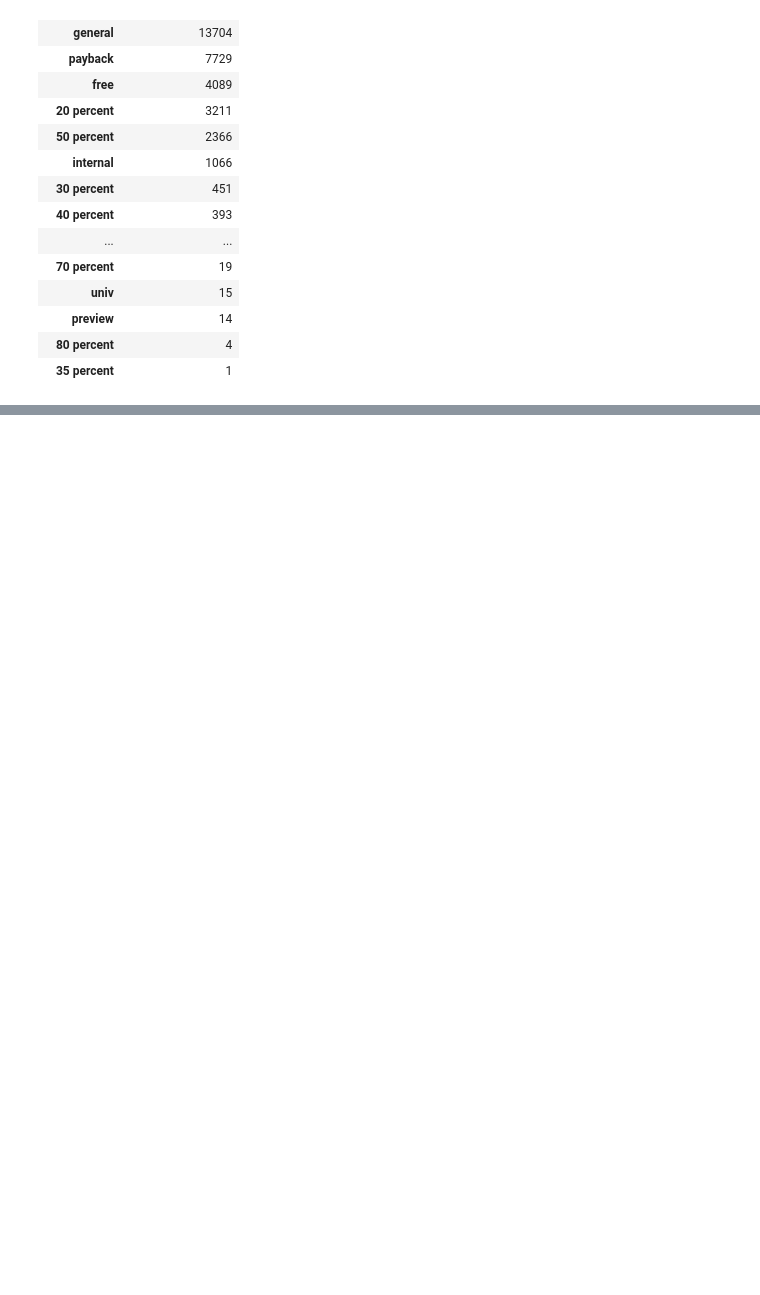
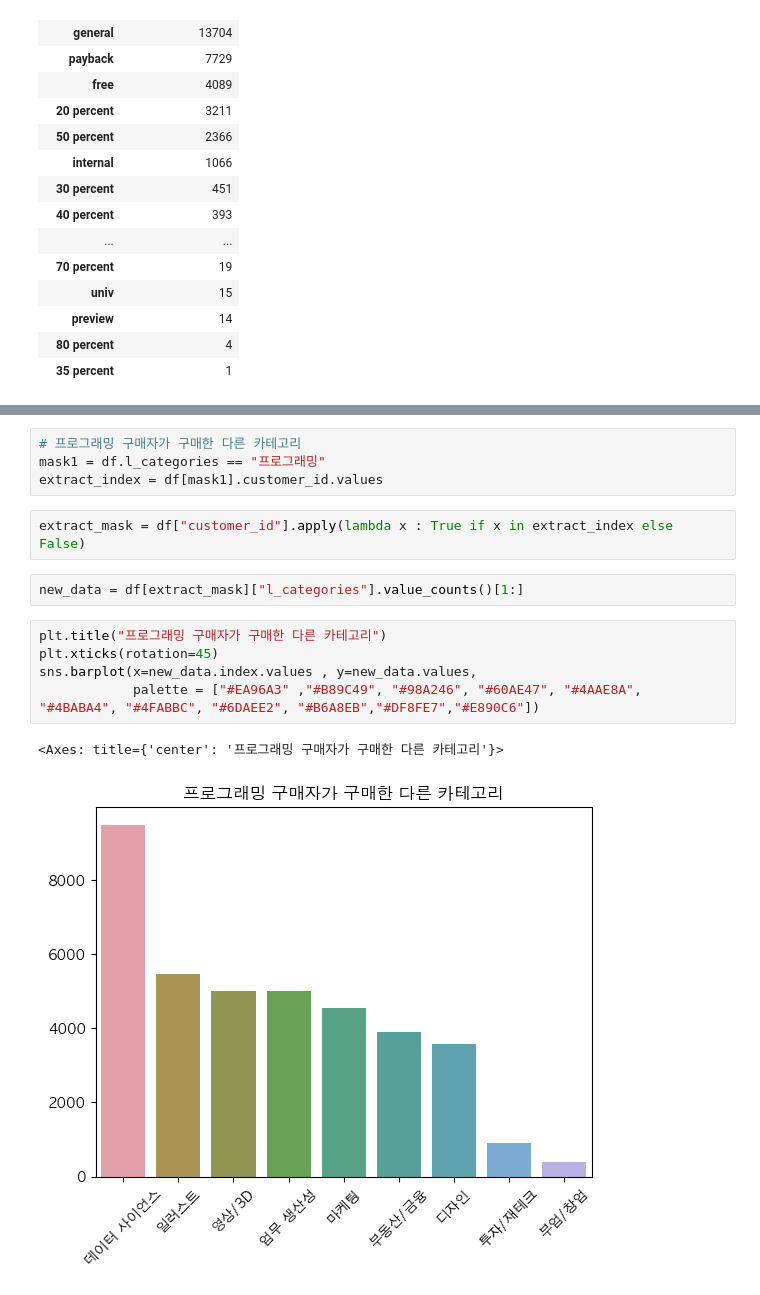
Before and after one commit to jasonheesanglee/YEAR_DREAM, a Jupyter notebook: FC_PJT/FC_PJT2.ipynb, the cells around one changed output, grey strips where cells are left out. Saved outputs shown, nothing was run; the diff lists cells and outputs as text; blank space fills up the shorter version.

```diff
--- a/FC_PJT/FC_PJT2.ipynb
+++ b/FC_PJT/FC_PJT2.ipynb
@@ -661,0 +705,16 @@ plt.xticks([0,1,2,3,4,5,6,7,8,9,10,11] , ['1월','2월','3월','4월','5월','6
+# %%
+# 프로그래밍 구매자가 구매한 다른 카테고리
+mask1 = df.l_categories == "프로그래밍"
+extract_index = df[mask1].customer_id.values
+# %%
+extract_mask = df["customer_id"].apply(lambda x : True if x in extract_index else False)
+# %%
+new_data = df[extract_mask]["l_categories"].value_counts()[1:]
+# %%
+plt.title("프로그래밍 구매자가 구매한 다른 카테고리")
+plt.xticks(rotation=45)
+sns.barplot(x=new_data.index.values , y=new_data.values,
+            palette = ["#EA96A3" ,"#B89C49", "#98A246", "#60AE47", "#4AAE8A", "#4BABA4", "#4FABBC", "#6DAEE2", "#B6A8EB","#DF8FE7","#E890C6"])
+# %% [output]
+<Axes: title={'center': '프로그래밍 구매자가 구매한 다른 카테고리'}>
+[figure, added]
```
Also changed, not shown: parts of 85 cells of this notebook.
